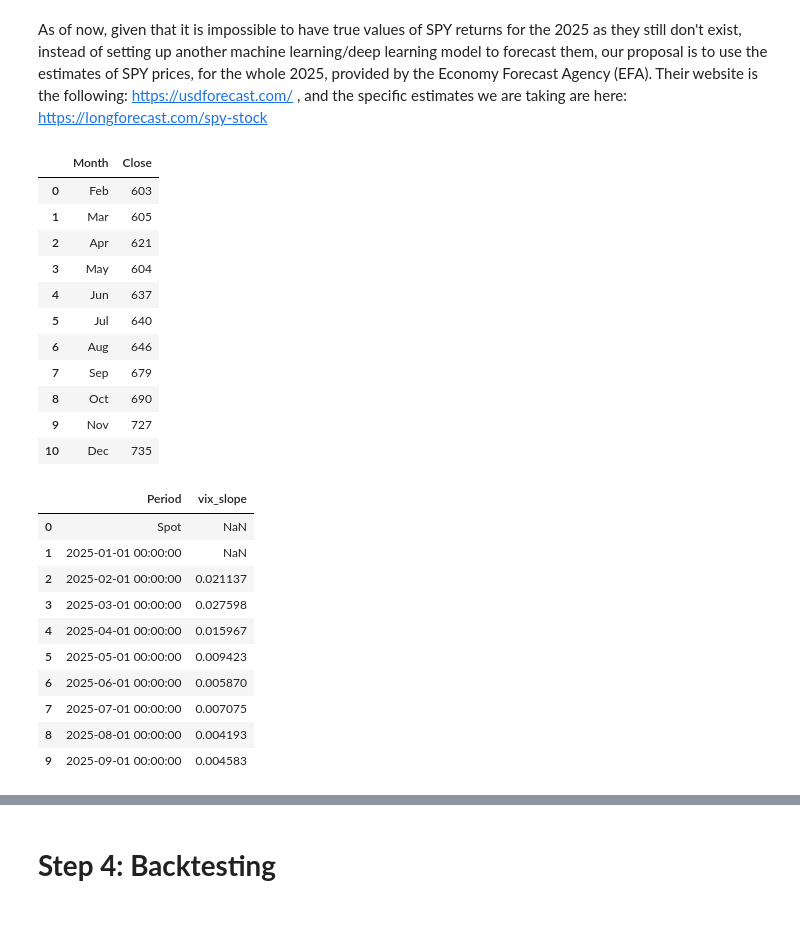
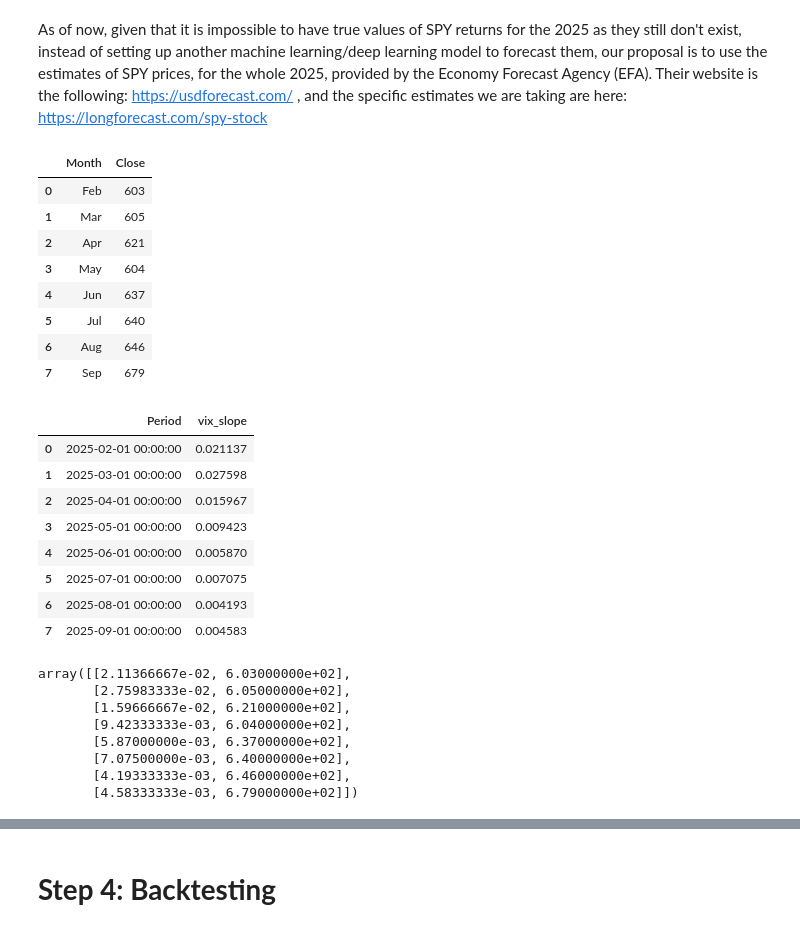
Before and after one commit to AleInc996/Capstone_WQU, a Jupyter notebook: model.ipynb, the cells around one changed output, grey strips where cells are left out. Drawn from its saved outputs; the diff is of its cells as text; code cells hidden in the pictures.

```diff
--- a/model.ipynb
+++ b/model.ipynb
@@ -601,6 +579,7 @@ As of now, given that it is impossible to have true values of SPY returns for th
 # %%
 spy_prices_pred_2025 = pd.read_excel('spy_pred_2025.xlsx') # uploading predicted prices of SPY for 2025
 spy_prices_pred_2025 = spy_prices_pred_2025[['Month', 'Close']] # taking only the month and the close prices
+spy_prices_pred_2025 = spy_prices_pred_2025[:-3] # removing October, November and December 2025 to align with VIX futures data
 spy_prices_pred_2025
 # %% [output]
 |  | Month | Close |
@@ -612,21 +591,34 @@ spy_prices_pred_2025
 | 5 | Jul | 640 |
 | 6 | Aug | 646 |
 | 7 | Sep | 679 |
-| 8 | Oct | 690 |
-| 9 | Nov | 727 |
-| 10 | Dec | 735 |
 # %%
 forward_vix_slope = constant_maturity_ahead[['Period', 'vix_slope']] # storing the ahead vix slope in a new variable
+forward_vix_slope = forward_vix_slope.dropna().reset_index(drop = True) # dropping NAs and resetting index as it does not start from 0forward_vix_slope
 forward_vix_slope
 # %% [output]
 |  | Period | vix_slope |
-| 0 | Spot | NaN |
-| 1 | 2025-01-01 00:00:00 | NaN |
-| 2 | 2025-02-01 00:00:00 | 0.021137 |
-| 3 | 2025-03-01 00:00:00 | 0.027598 |
-| 4 | 2025-04-01 00:00:00 | 0.015967 |
-| 5 | 2025-05-01 00:00:00 | 0.009423 |
-| 6 | 2025-06-01 00:00:00 | 0.005870 |
-| 7 | 2025-07-01 00:00:00 | 0.007075 |
-| 8 | 2025-08-01 00:00:00 | 0.004193 |
-| 9 | 2025-09-01 00:00:00 | 0.004583 |
+| 0 | 2025-02-01 00:00:00 | 0.021137 |
+| 1 | 2025-03-01 00:00:00 | 0.027598 |
+| 2 | 2025-04-01 00:00:00 | 0.015967 |
+| 3 | 2025-05-01 00:00:00 | 0.009423 |
+| 4 | 2025-06-01 00:00:00 | 0.005870 |
+| 5 | 2025-07-01 00:00:00 | 0.007075 |
+| 6 | 2025-08-01 00:00:00 | 0.004193 |
+| 7 | 2025-09-01 00:00:00 | 0.004583 |
+# %%
+transformer_data = pd.DataFrame({ # grouping the vix slope and spy rets data together, as before
+    '2025 VIX futures slope': forward_vix_slope['vix_slope'],
+    'Stock Returns': spy_prices_pred_2025['Close']
+}).dropna() # dropping NAs
+
+transformer_data = np.array(transformer_data) # turning the dataframe into a numpy array, as it is needed by the transformer model
+transformer_data
+# %% [output]
+array([[2.11366667e-02, 6.03000000e+02],
+       [2.75983333e-02, 6.05000000e+02],
+       [1.59666667e-02, 6.21000000e+02],
+       [9.42333333e-03, 6.04000000e+02],
+       [5.87000000e-03, 6.37000000e+02],
+       [7.07500000e-03, 6.40000000e+02],
+       [4.19333333e-03, 6.46000000e+02],
+       [4.58333333e-03, 6.79000000e+02]])
```
Also changed, not shown: parts of 26 cells of this notebook.
